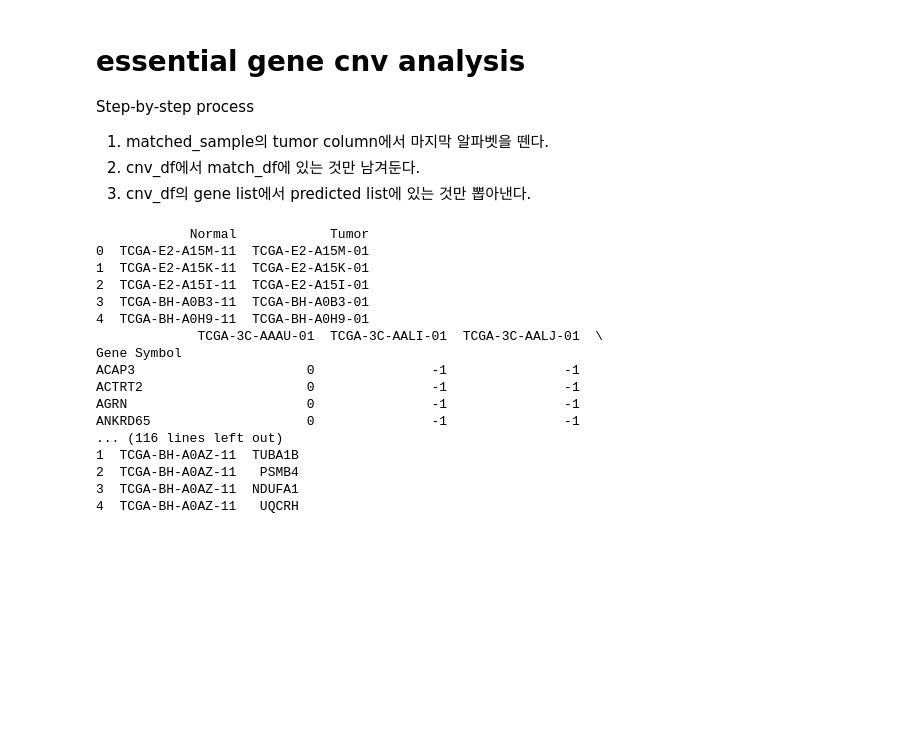
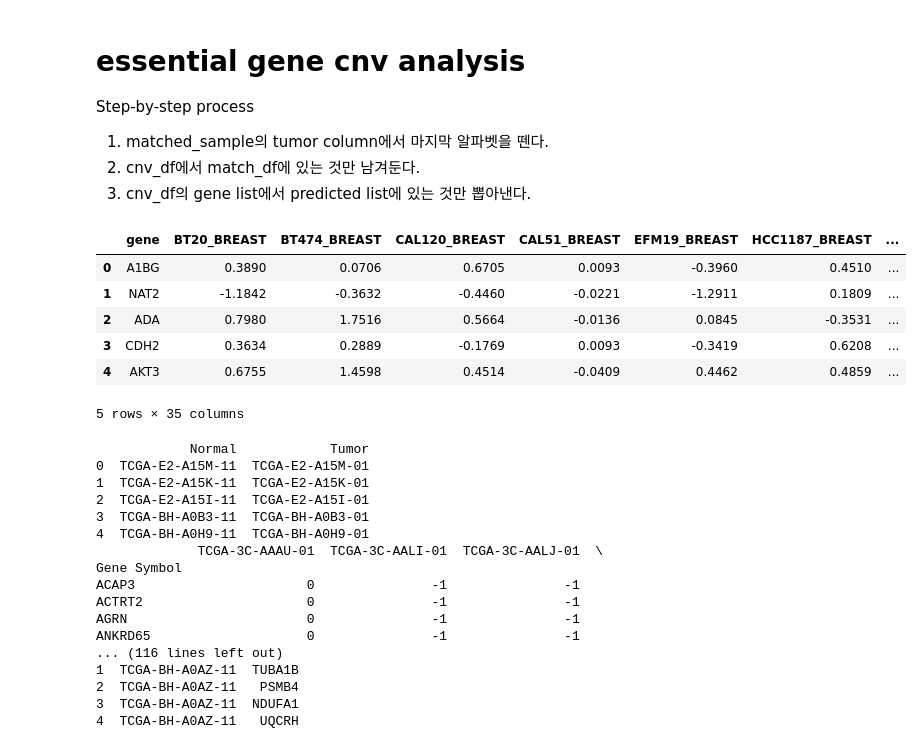
Before and after one commit to Wangmoaza/cnv_analysis, a Jupyter notebook: cnv_essential.ipynb, the cells around one changed output. Cells and saved outputs as stored; diff of their text form; code cells hidden in the pictures; blank space fills up the shorter version.

```diff
--- a/cnv_essential.ipynb
+++ b/cnv_essential.ipynb
@@ -10,6 +10,19 @@ Step-by-step process
 import numpy as np
 import pandas as pd
 import matplotlib.pyplot as plt
+# %%
+mutation_df = pd.read_table('../CCLE_BR_lines_mutation.txt', header=0, index_col=0, sep='\t')
+cell_cnv_df = pd.read_table('../CCLE_BR_lines_CNV.txt', header=0, index_col=None, sep='\t')
+mutation_df.head()
+cell_cnv_df.head()
+# %% [output]
+|  | gene | BT20_BREAST | BT474_BREAST | CAL120_BREAST | CAL51_BREAST | EFM19_BREAST | HCC1187_BREAST | ... |
+| 0 | A1BG | 0.3890 | 0.0706 | 0.6705 | 0.0093 | -0.3960 | 0.4510 | ... |
+| 1 | NAT2 | -1.1842 | -0.3632 | -0.4460 | -0.0221 | -1.2911 | 0.1809 | ... |
+| 2 | ADA | 0.7980 | 1.7516 | 0.5664 | -0.0136 | 0.0845 | -0.3531 | ... |
+| 3 | CDH2 | 0.3634 | 0.2889 | -0.1769 | 0.0093 | -0.3419 | 0.6208 | ... |
+| 4 | AKT3 | 0.6755 | 1.4598 | 0.4514 | -0.0409 | 0.4462 | 0.4859 | ... |
+5 rows × 35 columns
 # %%
 # read dataframes
 cnv_th_df      = pd.read_table('../Gistic2_CopyNumber_Gistic2_all_thresholded.by_genes', header=0, index_col=0, sep='\t')
```
Also changed, not shown: parts of 15 cells of this notebook, 3 other files.
